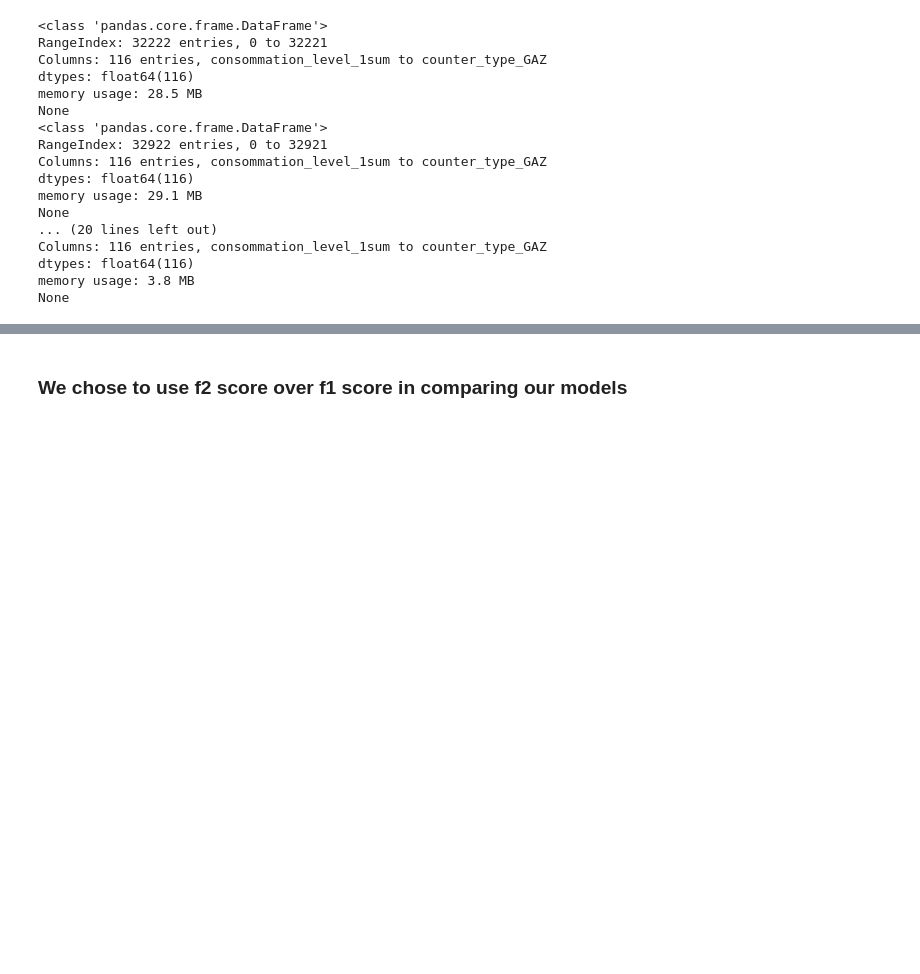
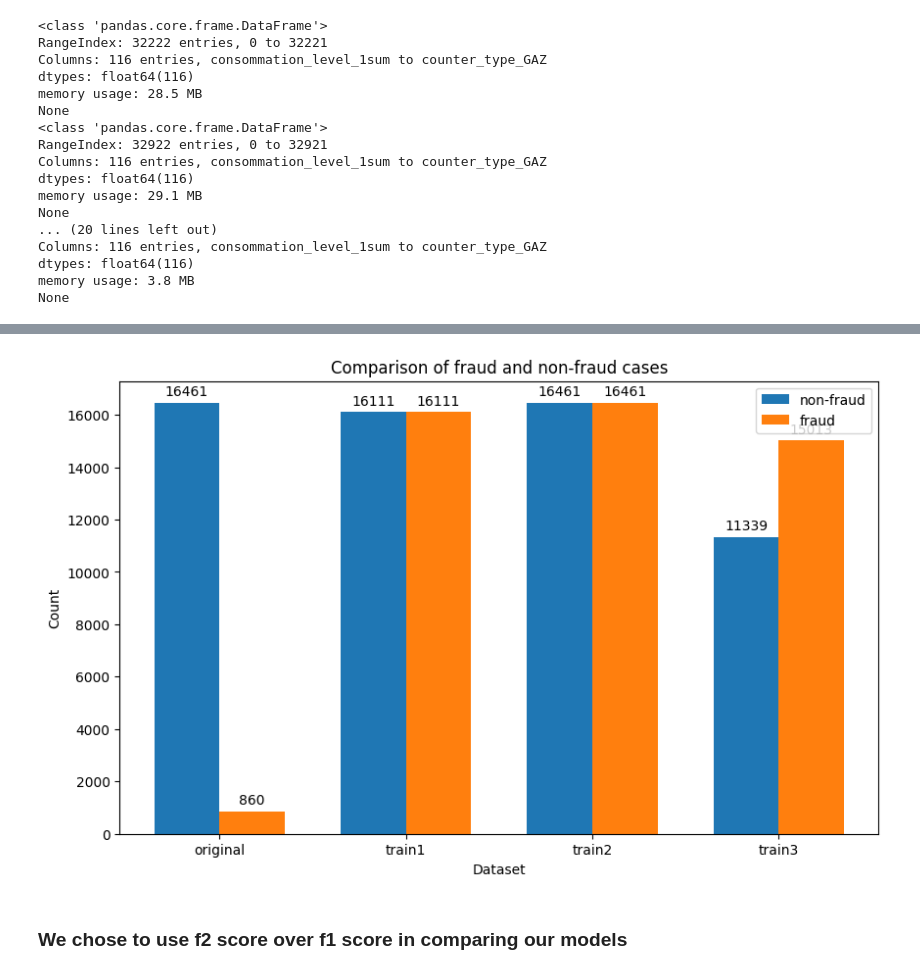
Before and after one commit to turrrray/gay, a Jupyter notebook: Fraud_new (1) (2).ipynb, the cells around one changed output, grey strips where cells are left out. Drawn from its saved outputs; the diff is of its cells as text; code cells hidden in the pictures; blank space fills up the shorter version.

```diff
--- a/Fraud_new (1) (2).ipynb
+++ b/Fraud_new (1) (2).ipynb
@@ -191,3 +192,13 @@ Name: count, dtype: int64
+# %%
+
+X = client_summary.drop('target', axis=1)
+
+# Flatten multi-level column names
+X.columns = [''.join(map(str, col)).strip() for col in X.columns.to_flat_index()]
+
+y = client_summary['target']
+
+X_train, X_test, y_train, y_test = train_test_split(X, y, test_size=0.2, random_state= seed)
 # %% [markdown]
 #### Due to the low proportion of fraud cases, we performed synthetic oversampling of fraud cases with SMOTE and undersampled non-fraud cases with Tomek's link with three different methods:
 #### 1) SMOTE + Tomek's Link
@@ -280,3 +305,41 @@ None
+# %%
+counts = [
+    (y_train.value_counts(), 'original'),
+    (y_train1.value_counts(), 'train1'),
+    (y_train2.value_counts(), 'train2'),
+    (y_train3.value_counts(), 'train3')
+]
+
+# Create the bar graph
+fig, ax = plt.subplots(figsize=(10, 6))
+x = np.arange(len(counts))
+width = 0.35
+
+# Plot the negative cases
+non_fraud = ax.bar(x - width/2, [count[0].get(0, 0) for count in counts], width, label='non-fraud')
+
+# Plot the positive cases
+fraud = ax.bar(x + width/2, [count[0].get(1, 0) for count in counts], width, label='fraud')
+
+
+# Add labels and title
+ax.set_xticks(x)
+ax.set_xticklabels([count[1] for count in counts])
+ax.set_xlabel('Dataset')
+ax.set_ylabel('Count')
+ax.set_title('Comparison of fraud and non-fraud cases')
+ax.legend()
+
+for bar in non_fraud + fraud:
+    height = bar.get_height()
+    ax.annotate('{}'.format(int(height)),
+                xy=(bar.get_x() + bar.get_width() / 2, height),
+                xytext=(0, 3),
+                textcoords="offset points",
+                ha='center', va='bottom')
+plt.show()
+# %% [output]
+[figure, added]
 # %% [markdown]
 ### We chose to use f2 score over f1 score in comparing our models
 # %%
```
Also changed, not shown: parts of 18 cells of this notebook.
